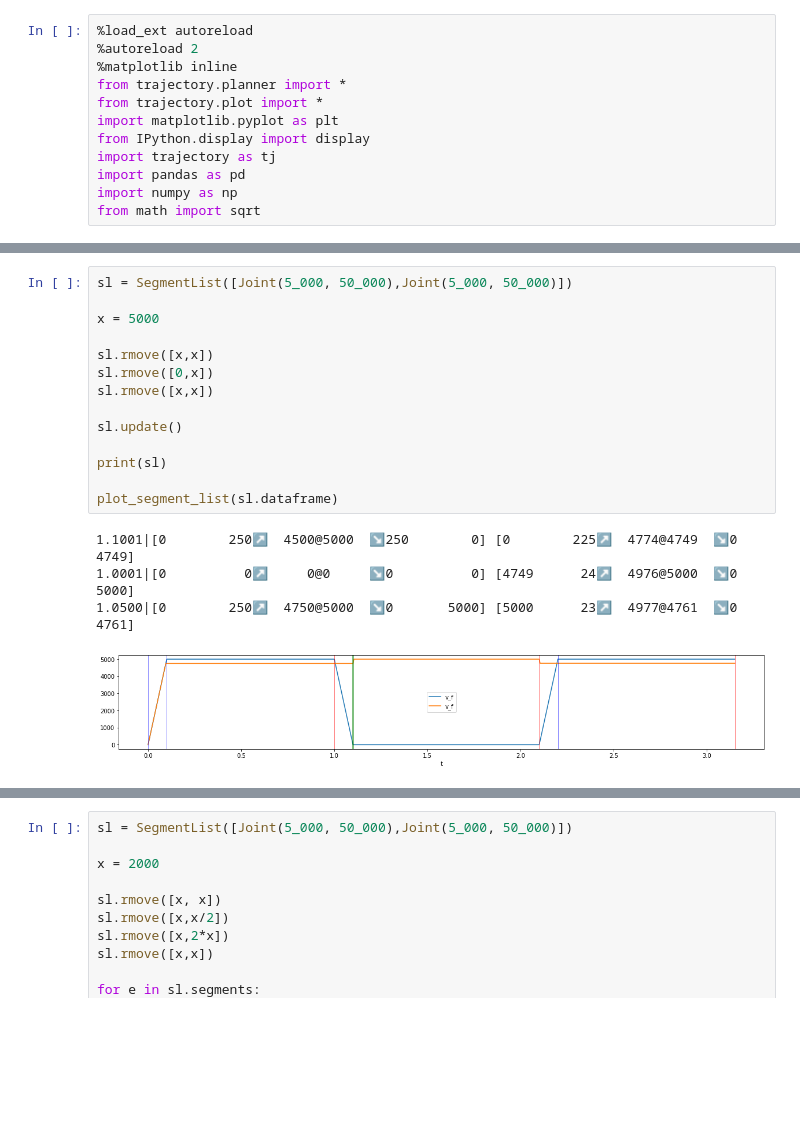
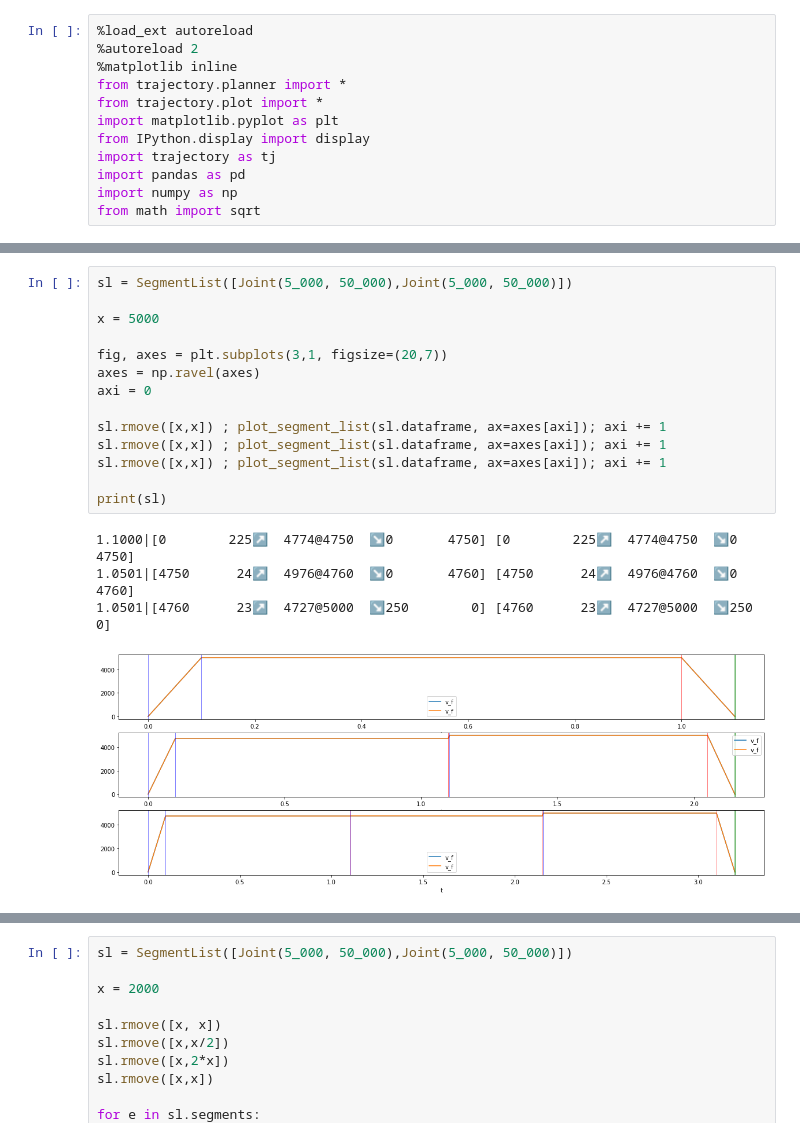
Before and after one commit to Busboombot/trajectory, a Jupyter notebook: design/Notebooks/JITTrajectory.ipynb, the cells around one changed output, grey strips where cells are left out. Drawn from its saved outputs; the diff is of its cells as text; blank space fills up the shorter version.

```diff
--- a/design/Notebooks/JITTrajectory.ipynb
+++ b/design/Notebooks/JITTrajectory.ipynb
@@ -61,22 +75,22 @@ plot_segment_list(sl.dataframe)
 # %%
 sl = SegmentList([Joint(5_000, 50_000),Joint(5_000, 50_000)])
 
 x = 5000
 
-sl.rmove([x,x])
-sl.rmove([0,x])
-sl.rmove([x,x])
+fig, axes = plt.subplots(3,1, figsize=(20,7))
+axes = np.ravel(axes)
+axi = 0
 
-sl.update()
+sl.rmove([x,x]) ; plot_segment_list(sl.dataframe, ax=axes[axi]); axi += 1
+sl.rmove([x,x]) ; plot_segment_list(sl.dataframe, ax=axes[axi]); axi += 1
+sl.rmove([x,x]) ; plot_segment_list(sl.dataframe, ax=axes[axi]); axi += 1
 
 print(sl)
-
-plot_segment_list(sl.dataframe)
 # %% [output]
-1.1001|[0        250↗  4500@5000  ↘250        0] [0        225↗  4774@4749  ↘0       4749]
-1.0001|[0          0↗     0@0     ↘0          0] [4749      24↗  4976@5000  ↘0       5000]
-1.0500|[0        250↗  4750@5000  ↘0       5000] [5000      23↗  4977@4761  ↘0       4761]
+1.1000|[0        225↗  4774@4750  ↘0       4750] [0        225↗  4774@4750  ↘0       4750]
+1.0501|[4750      24↗  4976@4760  ↘0       4760] [4750      24↗  4976@4760  ↘0       4760]
+1.0501|[4760      23↗  4727@5000  ↘250        0] [4760      23↗  4727@5000  ↘250        0]
-[figure, old version]
+[figure, new version]
 # %%
 sl = SegmentList([Joint(5_000, 50_000),Joint(5_000, 50_000)])
 
```
Also changed, not shown: parts of 8 cells of this notebook, 2 other files.
